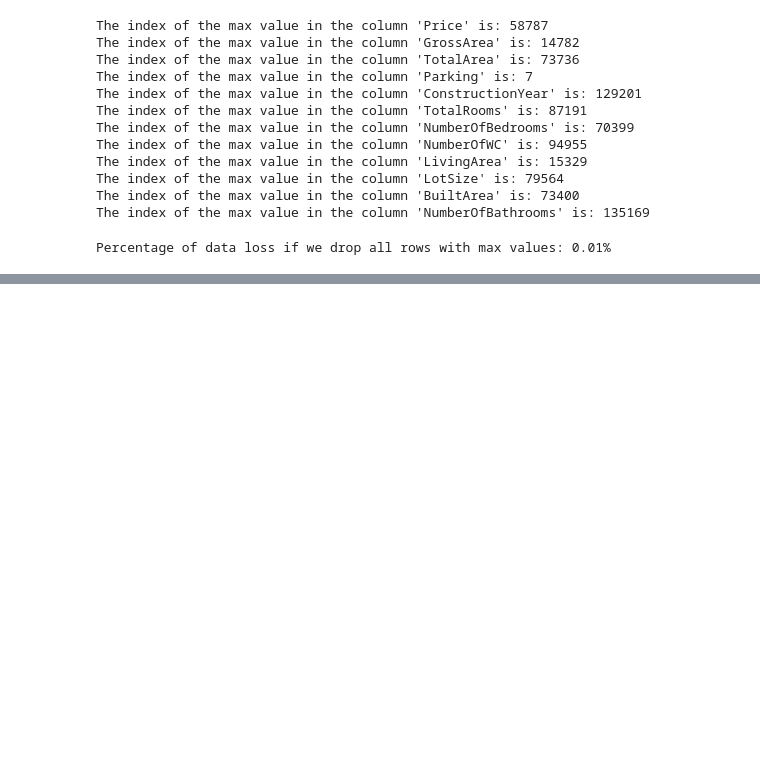
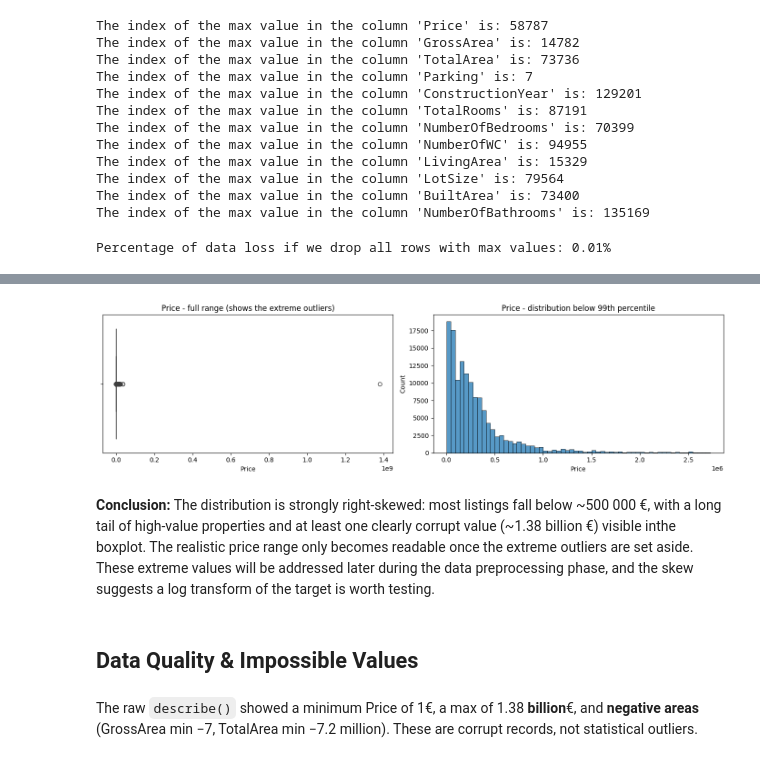
Before and after one commit to barbara-sousa-franco/MLOps_Project, a Jupyter notebook: notebooks/EDA.ipynb, the cells around one changed output, grey strips where cells are left out. Cells and saved outputs as stored; diff of their text form; code cells hidden in the pictures; blank space fills up the shorter version.

```diff
--- a/notebooks/EDA.ipynb
+++ b/notebooks/EDA.ipynb
@@ -46 +51,3 @@ df_train = pd.read_csv('../data/portugal_listinigs.csv')
+# %%
+df_train['PublishDate'] = pd.to_datetime(df_train['PublishDate'], errors='coerce')
 # %% [markdown]
@@ -327,0 +335,8 @@ Percentage of data loss if we drop all rows with max values: 0.01%
+# %%
+price = df_train['Price']
+print(price.describe())
+print('\nSkew    :', round(price.skew(), 2))
+print('Kurtosis:', round(price.kurt(), 2))
+print('Price <= 1 EUR     :', int((price <= 1).sum()))
+print('Price < 5 000 EUR  :', int((price < 5_000).sum()))
+print('Price > 5 000 000  :', int((price > 5_000_000).sum()))
@@ -327,0 +359,15 @@ Percentage of data loss if we drop all rows with max values: 0.01%
+# %%
+fig, ax = plt.subplots(1, 2, figsize=(14, 4))
+sns.boxplot(x=price, ax=ax[0])
+ax[0].set_title('Price - full range (shows the extreme outliers)')
+sns.histplot(price[price < price.quantile(0.99)], bins=60, ax=ax[1])
+ax[1].set_title('Price - distribution below 99th percentile')
+plt.tight_layout(); plt.show()
+# %% [output]
+[figure, added]
+# %% [markdown]
+**Conclusion:** The distribution is strongly right-skewed: most listings fall below ~500 000 €, with a long tail of high-value properties and at least one clearly corrupt value (~1.38 billion €) visible inthe boxplot. The realistic price range only becomes readable once the extreme outliers are set aside. These extreme values will be addressed later during the data preprocessing phase, and the skew suggests a log transform of the target is worth testing.
+# %% [markdown]
+## Data Quality & Impossible Values
+# %% [markdown]
+The raw `describe()` showed a minimum Price of 1€, a max of 1.38 **billion**€, and **negative areas** (GrossArea min −7, TotalArea min −7.2 million). These are corrupt records, not statistical outliers.
```
Also changed, not shown: parts of 23 cells of this notebook.
